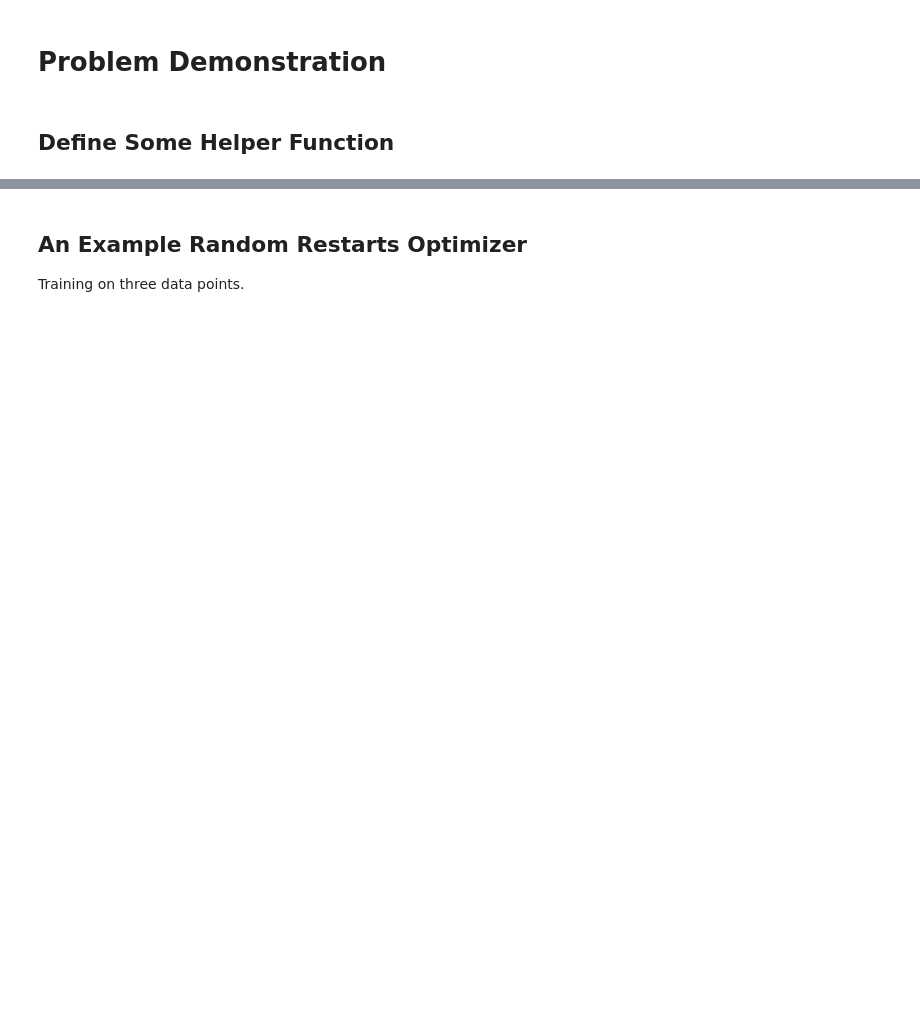
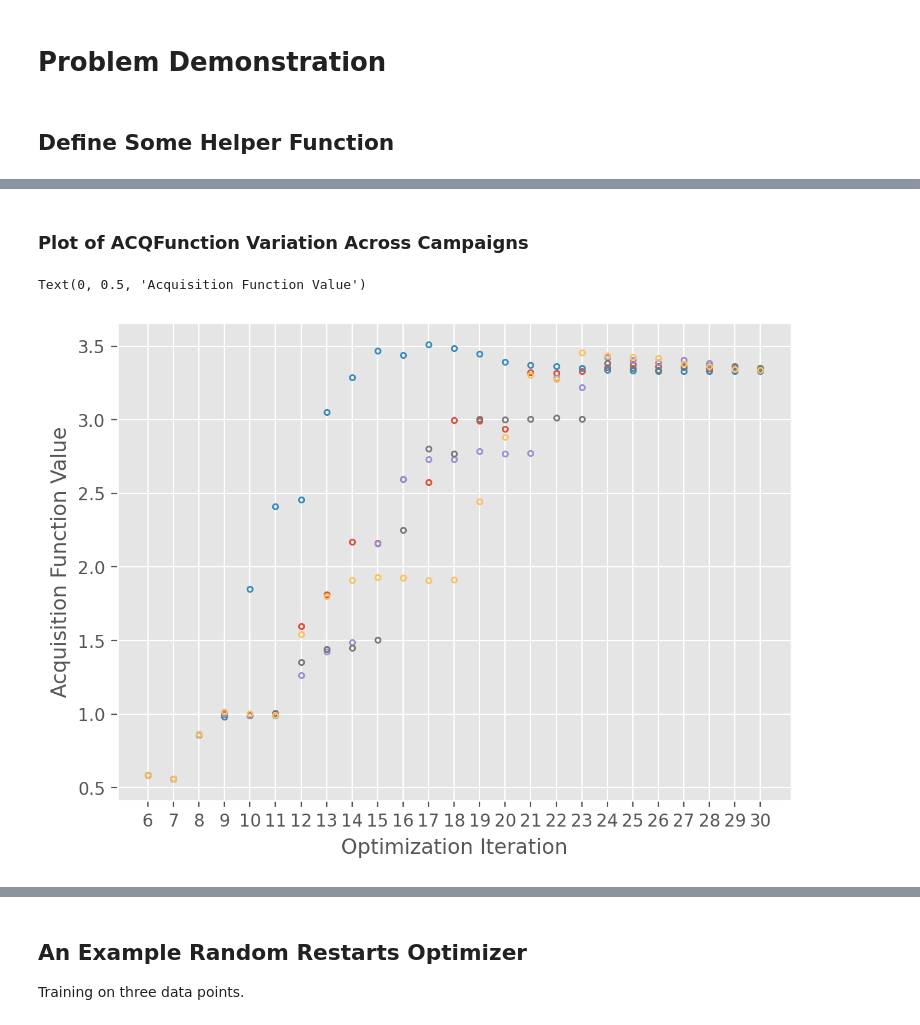
Before and after one commit to AndrewFalkowski/TakeYourTime, a Jupyter notebook: demonstration.ipynb, the cells around one changed output, grey strips where cells are left out. Drawn from its saved outputs; the diff is of its cells as text; code cells hidden in the pictures; blank space fills up the shorter version.

```diff
--- a/demonstration.ipynb
+++ b/demonstration.ipynb
@@ -102,0 +148,12 @@ plt.show()
+# %% [markdown]
+### Plot of ACQFunction Variation Across Campaigns
+# %%
+fig, ax = plt.subplots(figsize=(7,5), dpi=200)
+for i in range(n_campaigns):
+    plt.plot(ensemble_acqf[i,:], label=f"Campaign {i+1}", marker='.', ls="None", mfc="None")
+plt.xticks(np.arange(0, budget, 1), np.arange(0, budget, 1)+n_init+1)
+plt.xlabel("Optimization Iteration")
+plt.ylabel("Acquisition Function Value")
+# %% [output]
+Text(0, 0.5, 'Acquisition Function Value')
+[figure, added]
```
Also changed, not shown: parts of 10 cells of this notebook, 1 other file.
